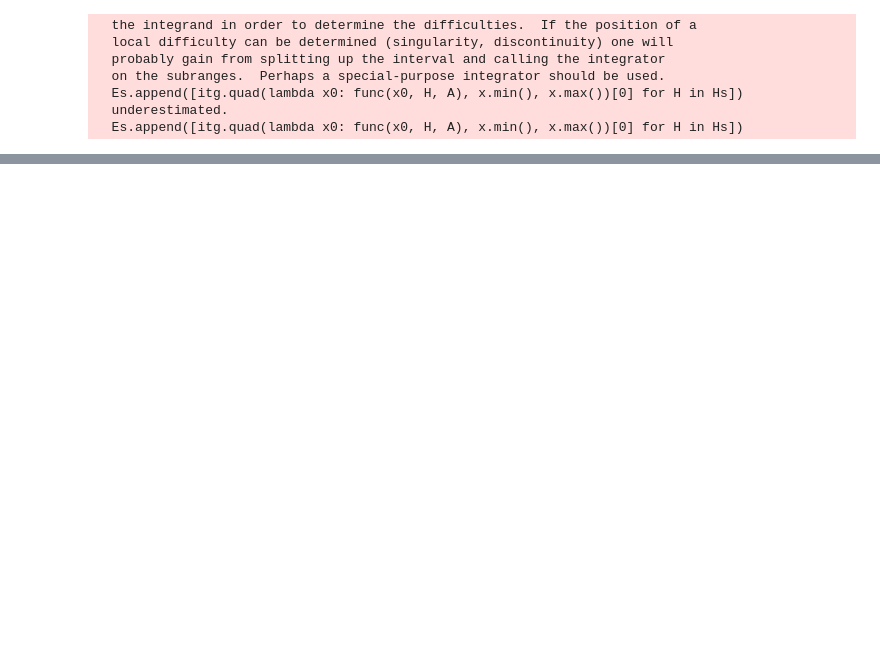
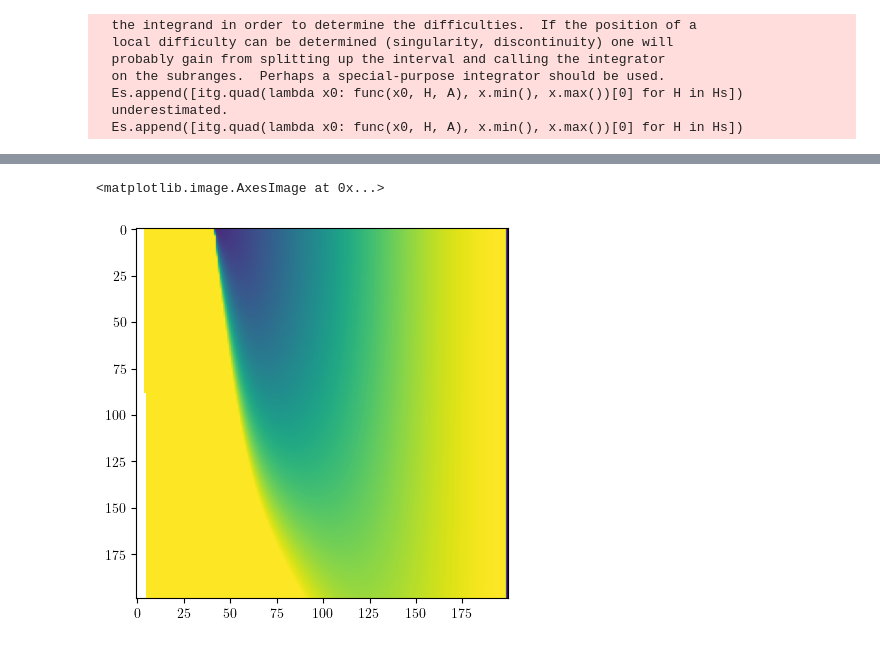
Before and after one commit to JairoSSantos/parallel-kink-scattering, a Jupyter notebook: notebooks/dirichlet-sym.ipynb, the cells around one changed output, grey strips where cells are left out. Saved outputs shown, nothing was run; the diff lists cells and outputs as text; code cells hidden in the pictures; blank space fills up the shorter version.

```diff
--- a/notebooks/dirichlet-sym.ipynb
+++ b/notebooks/dirichlet-sym.ipynb
@@ -72,0 +69,7 @@ $\displaystyle \left(A \left(\kappa^{2} + 3 \kappa \tanh{\left(\chi - x \right)}
+# %%
+x = np.linspace(-200, 0, 200)
+Hs = np.linspace(-1, 1, 200)
+As = np.linspace(0, 1, 200)[1:]
+Es = []
+for A in As:
+    Es.append([itg.quad(lambda x0: func(x0, H, A), x.min(), x.max())[0] for H in Hs])
@@ -72,0 +86,5 @@ $\displaystyle \left(A \left(\kappa^{2} + 3 \kappa \tanh{\left(\chi - x \right)}
+# %%
+plt.imshow(np.clip(Es, 0, 4/3))
+# %% [output]
+<matplotlib.image.AxesImage at 0x...>
+[figure, added]
```
Also changed, not shown: parts of 6 cells of this notebook, 4 other files.
